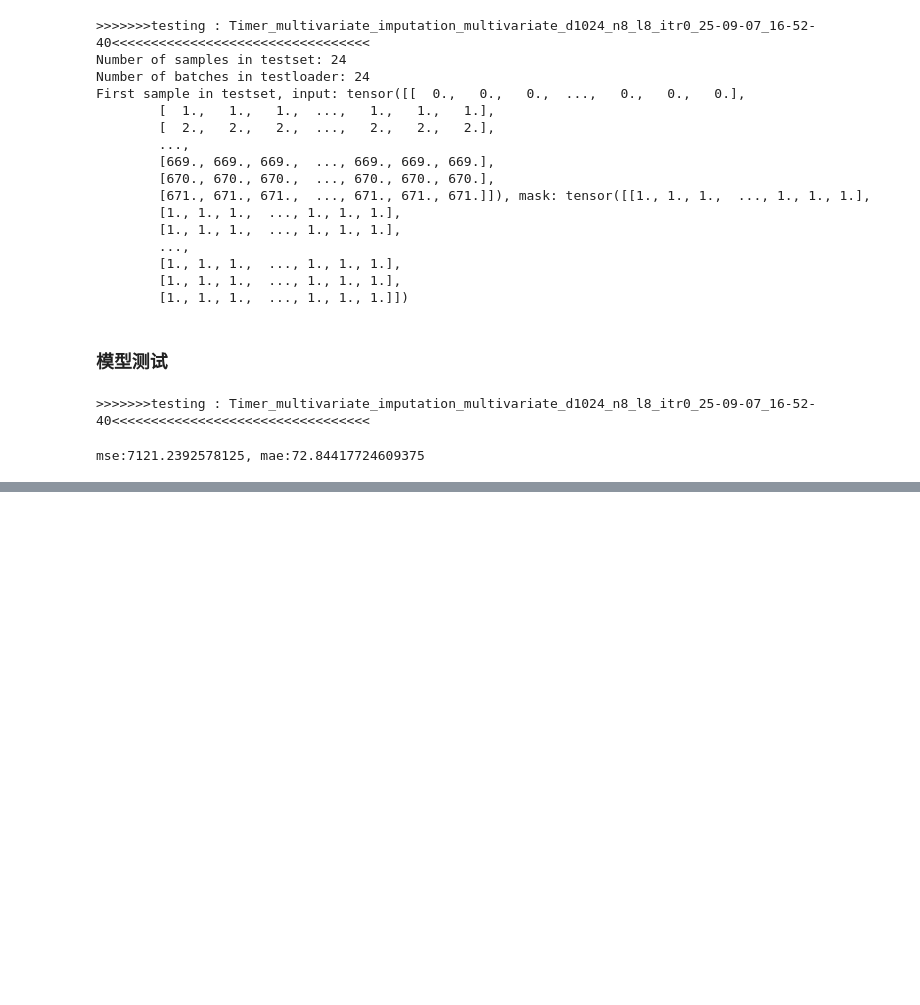
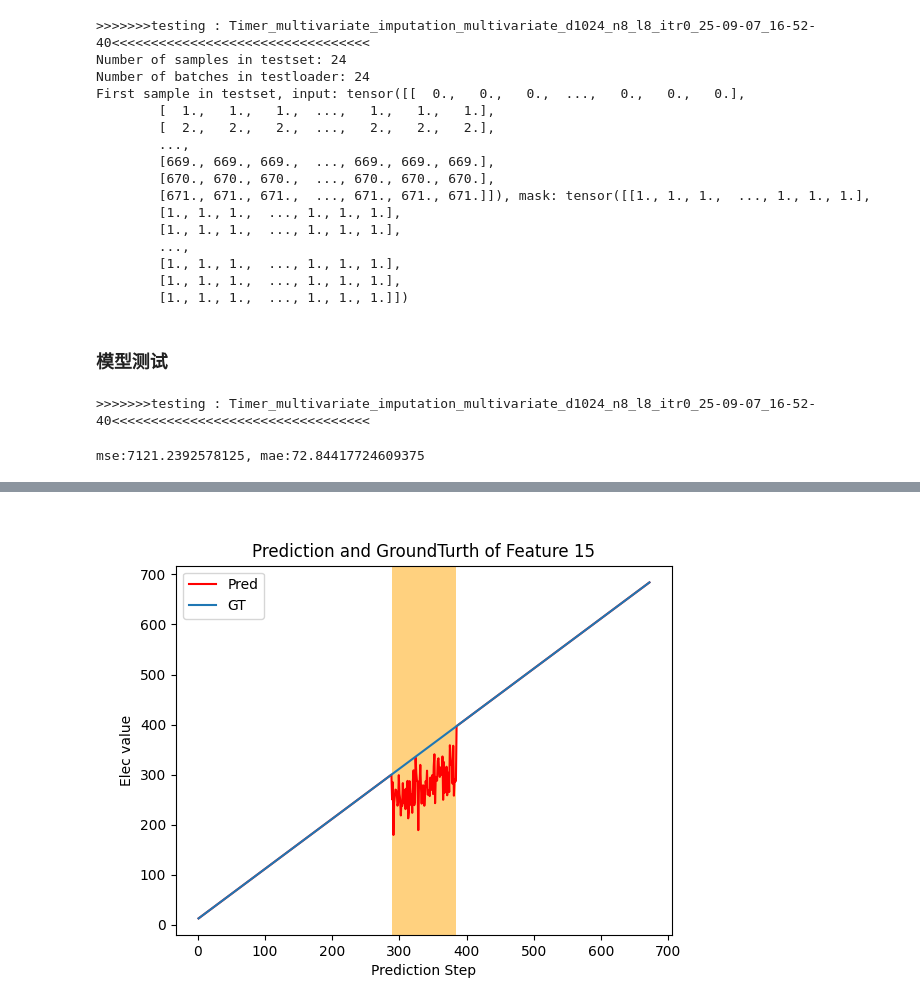
Before and after one commit to spoilvoid/Timer_satellite, a Jupyter notebook: imputation.ipynb, the cells around one changed output, grey strips where cells are left out. Saved outputs shown, nothing was run; the diff lists cells and outputs as text; code cells hidden in the pictures; blank space fills up the shorter version.

```diff
--- a/imputation.ipynb
+++ b/imputation.ipynb
@@ -35,11 +36,11 @@ args = argparse.Namespace(
     inverse=False,
 
     # ===== model define =====
-    d_model=1024,
+    d_model=256,
     n_heads=8,
-    e_layers=8,
+    e_layers=4,
     d_layers=1,
-    d_ff=2048,
+    d_ff=512,
     factor=3,
     distil=True,
     dropout=0.1,
@@ -79,7 +80,7 @@ args = argparse.Namespace(
     finetune_rate=0.1,
     local_rank=0,
 
-    patch_len=96,
+    patch_len=24,
     subset_rand_ratio=1.0,
     data_type="custom",
 
@@ -106,12 +107,12 @@ args = argparse.Namespace(
     valid_ratio=0.2,
     is_finetuning=1,
     test_dir="test_results",
-    test_version="test",  # 可选 "test", "predict", "prune", "visualize"
+    test_version="test",  # 可选 "test", "predict", "auto_process", "prune", "visualize"
     prune_ratio=0.2,
     remove_mask=False,
 
     # ===== forecasting task =====
-    seq_len=672,
+    seq_len=192,
     label_len=48,
     pred_len=0,
     input_len=0,
@@ -255,3 +258,8 @@ with HiddenPrints(int(os.environ.get("LOCAL_RANK", "0"))):
 # %% [output]
 >>>>>>>testing : Timer_multivariate_imputation_multivariate_d1024_n8_l8_itr0_25-09-07_16-52-40<<<<<<<<<<<<<<<<<<<<<<<<<<<<<<<<<
 mse:7121.2392578125, mae:72.84417724609375
+# %%
+test_result_dir = os.path.join(args.test_dir, setting, f"subset{args.subset_rand_ratio}_mask{args.mask_rate}")
+image_path_list = [f for f in os.listdir(test_result_dir) if f.endswith('.png')]
+for idx, image_path in enumerate(image_path_list):
+    print(f"{idx}: {image_path}")
@@ -257,0 +284,5 @@ mse:7121.2392578125, mae:72.84417724609375
+# %%
+default_image_idx = 0
+display(Image(filename=os.path.join(test_result_dir, image_path_list[default_image_idx])))
+# %% [output]
+[figure, added]
```
Also changed, not shown: parts of 3 cells of this notebook, 57 other files.
